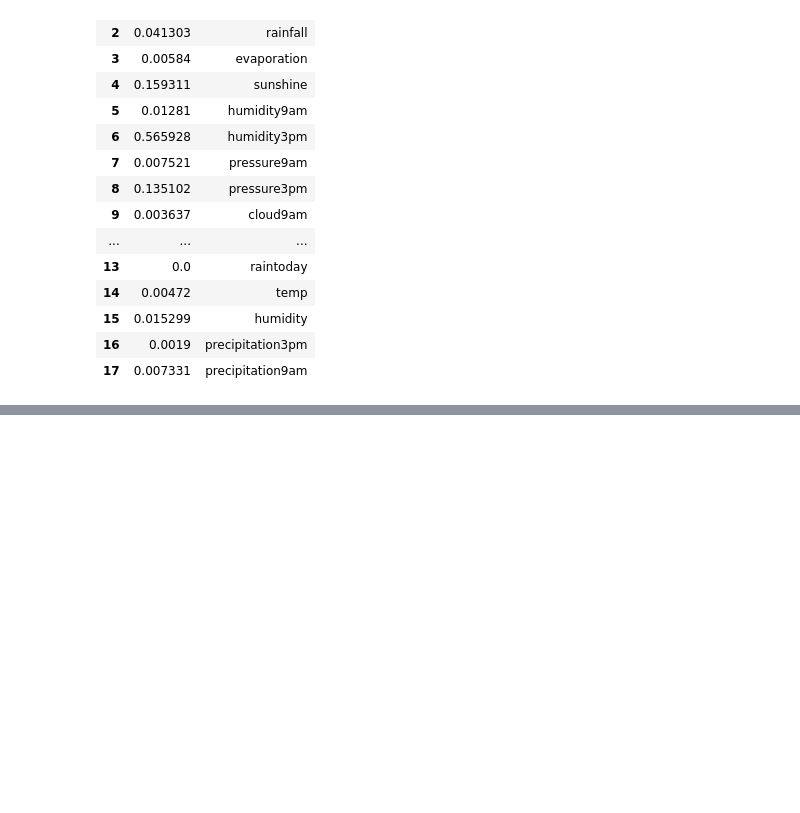
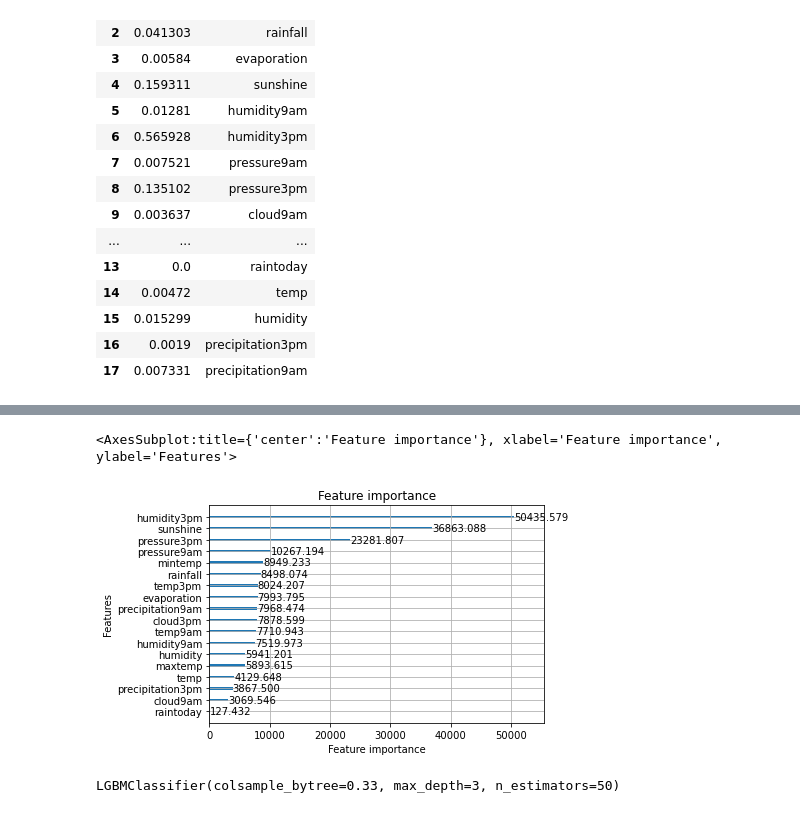
Before and after one commit to belastephan/Will-It-Rain-Tomorrow, a Jupyter notebook: Will It Rain Tomorrow.ipynb, the cells around one changed output, grey strips where cells are left out. Drawn from its saved outputs; the diff is of its cells as text; code cells hidden in the pictures; blank space fills up the shorter version.

```diff
--- a/Will It Rain Tomorrow.ipynb
+++ b/Will It Rain Tomorrow.ipynb
@@ -394,0 +479,5 @@ pd.DataFrame([tree4.feature_importances_,X3.columns]).T
+# %%
+plot_importance(lgb, importance_type='gain')
+# %% [output]
+<AxesSubplot:title={'center':'Feature importance'}, xlabel='Feature importance', ylabel='Features'>
+[figure, added]
@@ -394,0 +491,5 @@ pd.DataFrame([tree4.feature_importances_,X3.columns]).T
+# %%
+lgb = LGBMClassifier(max_depth=3, n_estimators=50, colsample_bytree=.33, n_jobs=-1)
+lgb.fit(X4_train,y2_train)
+# %% [output]
+LGBMClassifier(colsample_bytree=0.33, max_depth=3, n_estimators=50)
```
Also changed, not shown: parts of 35 cells of this notebook.
